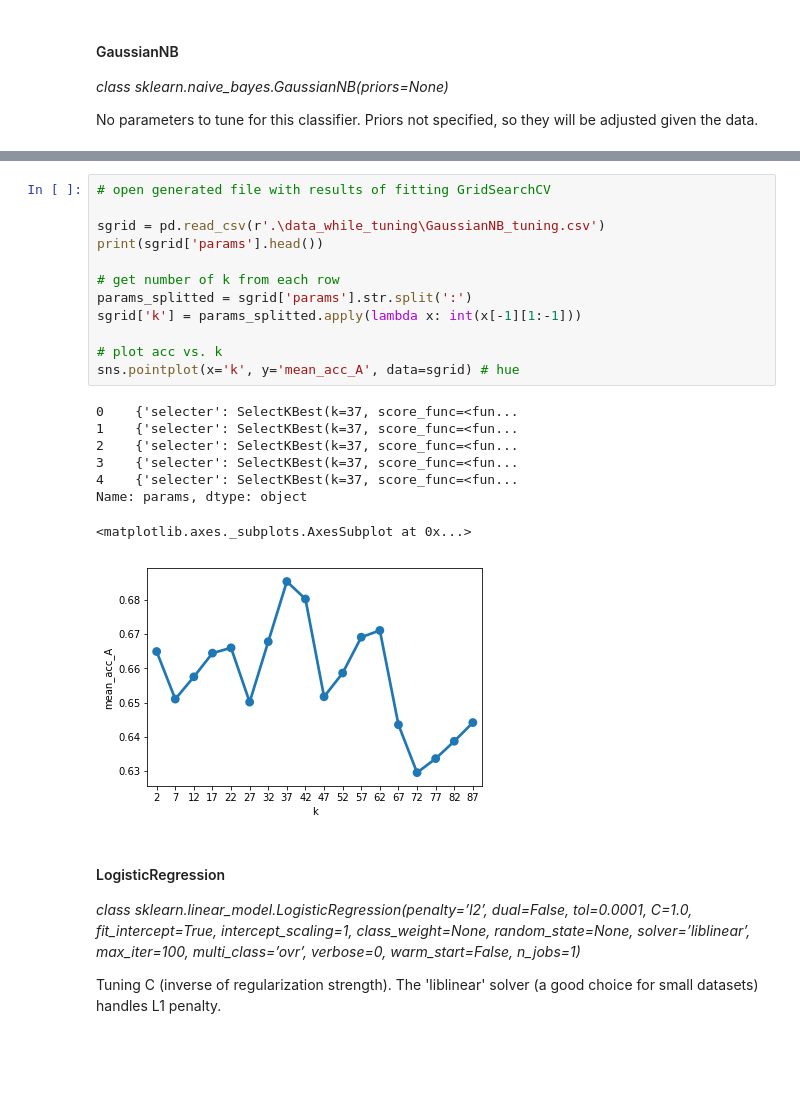
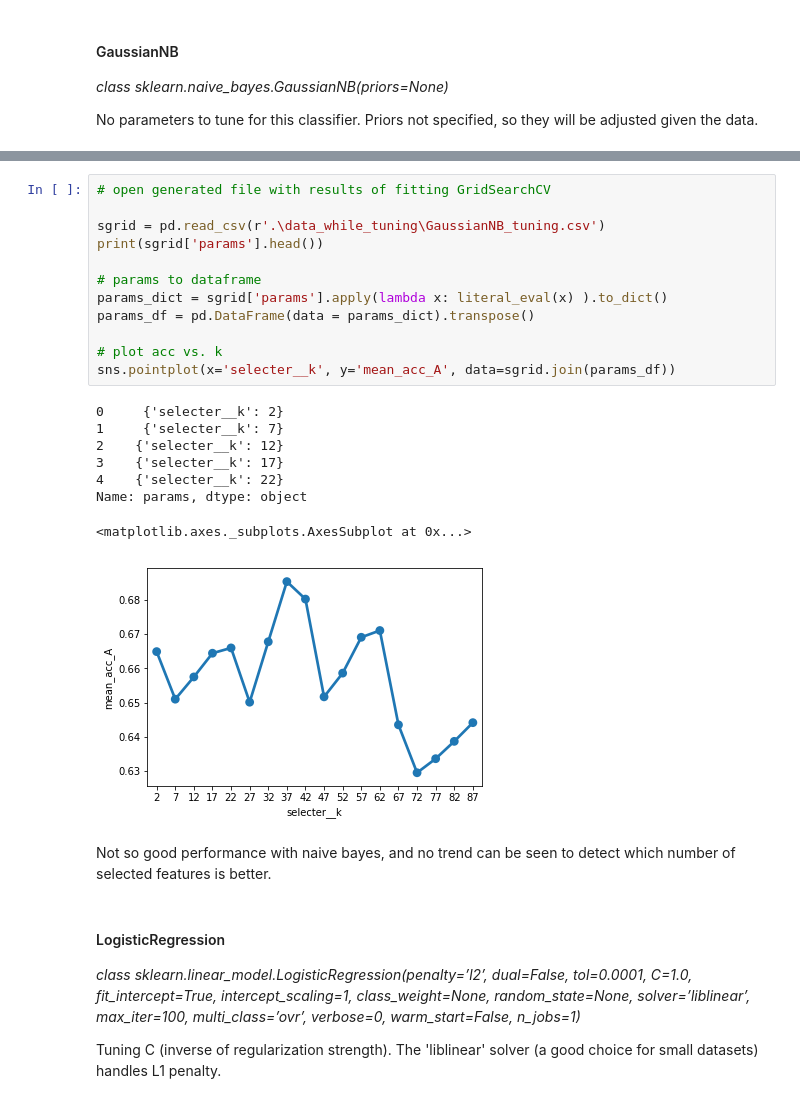
Before and after one commit to laufergall/ML_Speaker_Characteristics, a Jupyter notebook: classification/02_evaluating_classification_WAAT.ipynb, the cells around one changed output, grey strips where cells are left out. Drawn from its saved outputs; the diff is of its cells as text; blank space fills up the shorter version.

```diff
--- a/classification/02_evaluating_classification_WAAT.ipynb
+++ b/classification/02_evaluating_classification_WAAT.ipynb
@@ -568,24 +518,26 @@ trained_all.append(trained)
 # %%
 # open generated file with results of fitting GridSearchCV
 
 sgrid = pd.read_csv(r'.\data_while_tuning\GaussianNB_tuning.csv')
 print(sgrid['params'].head())
 
-# get number of k from each row
-params_splitted = sgrid['params'].str.split(':')
-sgrid['k'] = params_splitted.apply(lambda x: int(x[-1][1:-1]))
+# params to dataframe
+params_dict = sgrid['params'].apply(lambda x: literal_eval(x) ).to_dict()
+params_df = pd.DataFrame(data = params_dict).transpose()
 
 # plot acc vs. k
-sns.pointplot(x='k', y='mean_acc_A', data=sgrid) # hue
+sns.pointplot(x='selecter__k', y='mean_acc_A', data=sgrid.join(params_df))
 # %% [output]
-0    {'selecter': SelectKBest(k=37, score_func=<fun...
-1    {'selecter': SelectKBest(k=37, score_func=<fun...
-2    {'selecter': SelectKBest(k=37, score_func=<fun...
-3    {'selecter': SelectKBest(k=37, score_func=<fun...
-4    {'selecter': SelectKBest(k=37, score_func=<fun...
+0     {'selecter__k': 2}
+1     {'selecter__k': 7}
+2    {'selecter__k': 12}
+3    {'selecter__k': 17}
+4    {'selecter__k': 22}
 Name: params, dtype: object
 <matplotlib.axes._subplots.AxesSubplot at 0x...>
-[figure, old version]
+[figure, new version]
+# %% [markdown]
+Not so good performance with naive bayes, and no trend can be seen to detect which number of selected features is better.
 # %% [markdown]
 #### LogisticRegression
 
```
Also changed, not shown: parts of 15 cells of this notebook, 8 other files.
